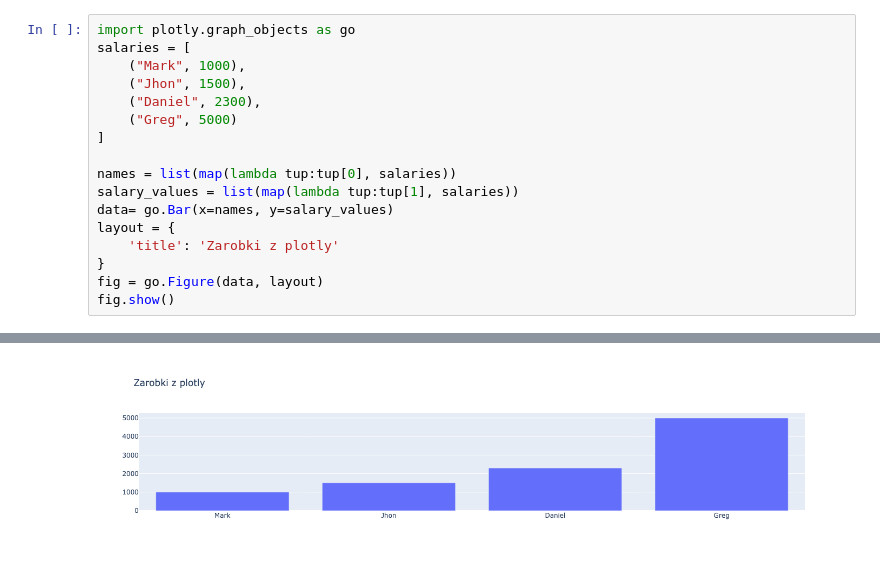
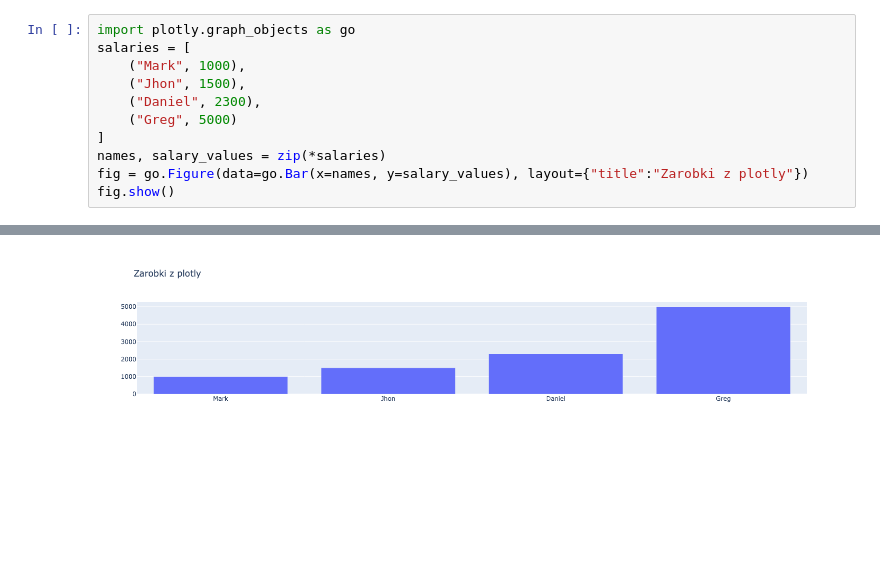
Before and after one commit to lukacjo/zad15_3, a Jupyter notebook: zad15_3.ipynb, the cells around one changed output, grey strips where cells are left out. Saved outputs shown, nothing was run; the diff lists cells and outputs as text; blank space fills up the shorter version.

```diff
--- a/zad15_3.ipynb
+++ b/zad15_3.ipynb
@@ -6,13 +6,7 @@ salaries = [
     ("Daniel", 2300),
     ("Greg", 5000)
 ]
-
-names = list(map(lambda tup:tup[0], salaries))
-salary_values = list(map(lambda tup:tup[1], salaries))
-data= go.Bar(x=names, y=salary_values)
-layout = {
-    'title': 'Zarobki z plotly'
-}
-fig = go.Figure(data, layout)
+names, salary_values = zip(*salaries)
+fig = go.Figure(data=go.Bar(x=names, y=salary_values), layout={"title":"Zarobki z plotly"})
 fig.show()
 # %% [output]
@@ -19 +14 @@ fig.show()
-[figure, old version]
+[figure, new version]
```
Also changed, not shown: parts of 1 cell of this notebook.
